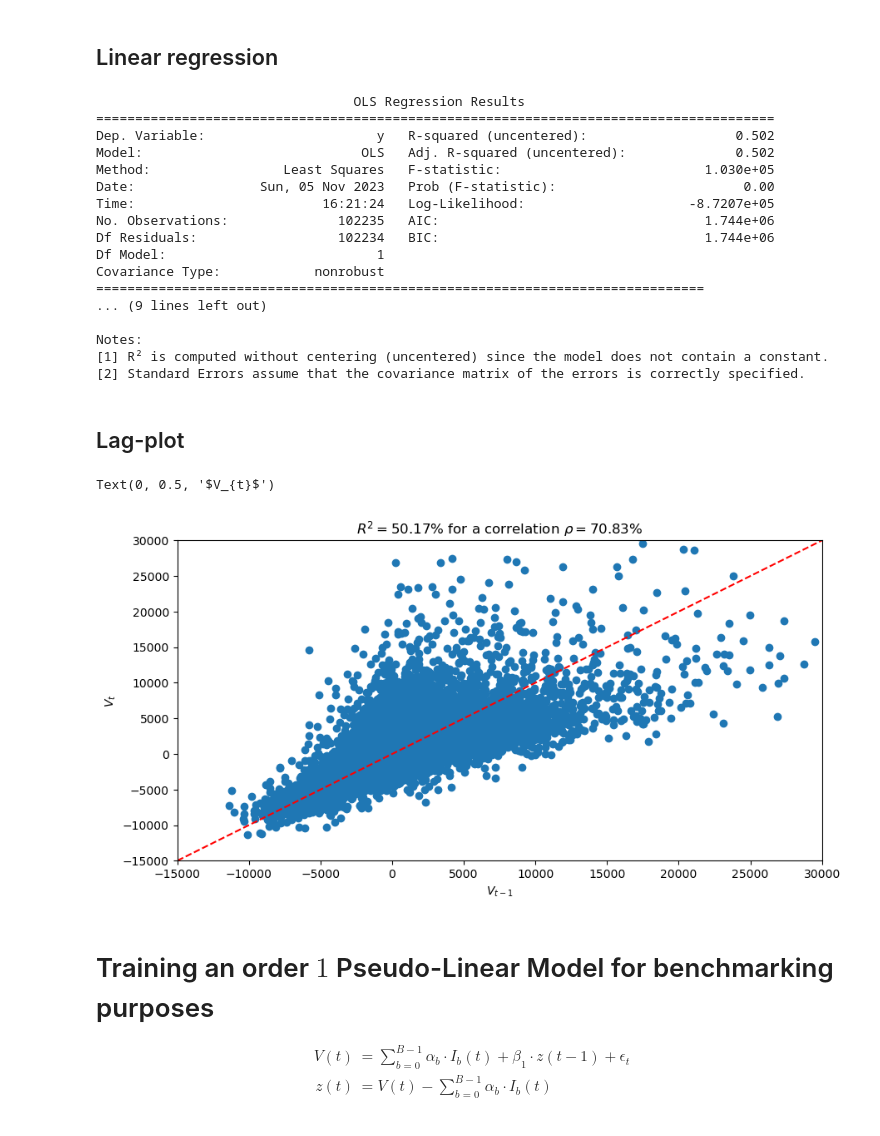
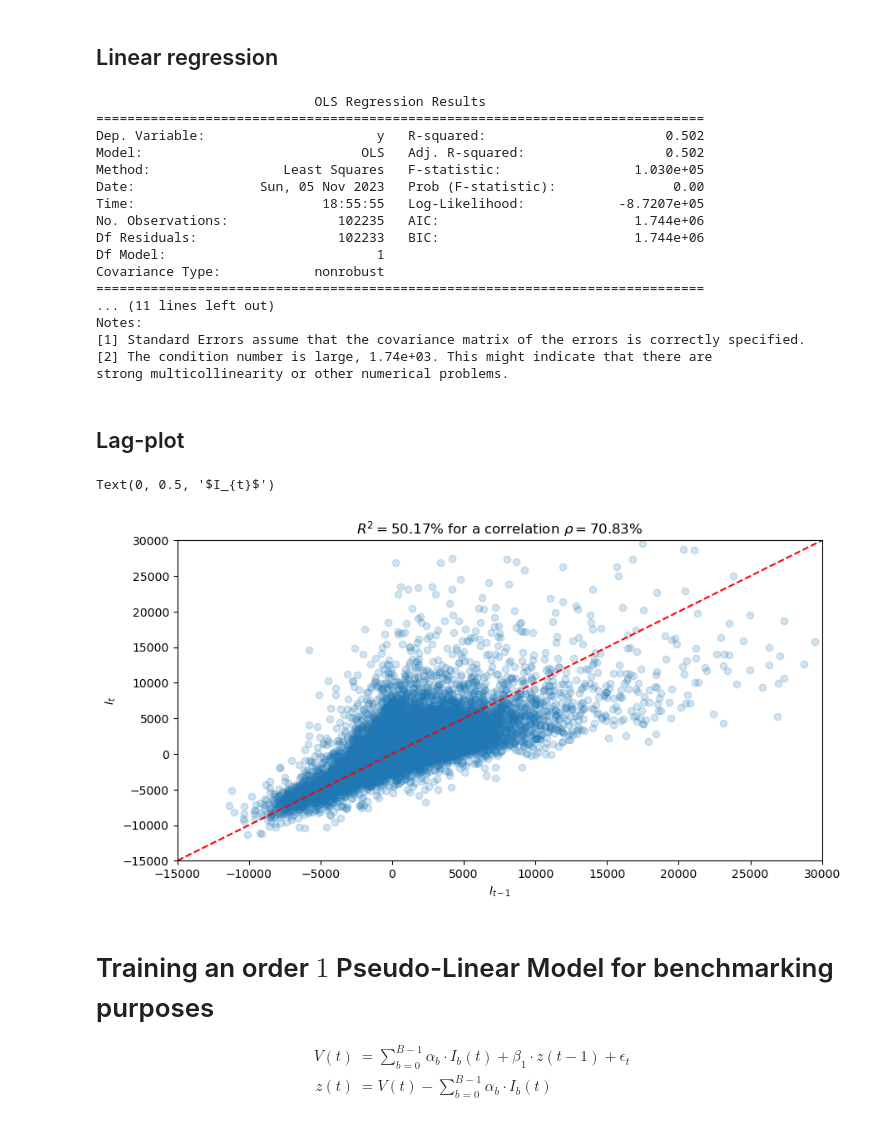
Before and after one commit to Gilt0/liquotaku, a Jupyter notebook: python/LinearRegression.ipynb, the cells around one changed output. Saved outputs shown, nothing was run; the diff lists cells and outputs as text; code cells hidden in the pictures.

```diff
--- a/python/LinearRegression.ipynb
+++ b/python/LinearRegression.ipynb
@@ -96,42 +94,43 @@ y = y[~np.isnan(x)]
 x = x[~np.isnan(x)]
 x = x[~np.isnan(y)]
 y = y[~np.isnan(y)]
+x = sm.add_constant(x)
 model = sm.OLS(y, x).fit()
 print(model.summary())
 # %% [output]
-                                 OLS Regression Results
-=======================================================================================
-Dep. Variable:                      y   R-squared (uncentered):                   0.502
-Model:                            OLS   Adj. R-squared (uncentered):              0.502
-Method:                 Least Squares   F-statistic:                          1.030e+05
-Date:                Sun, 05 Nov 2023   Prob (F-statistic):                        0.00
-Time:                        16:21:24   Log-Likelihood:                     -8.7207e+05
-No. Observations:              102235   AIC:                                  1.744e+06
-Df Residuals:                  102234   BIC:                                  1.744e+06
+                            OLS Regression Results
+==============================================================================
+Dep. Variable:                      y   R-squared:                       0.502
+Model:                            OLS   Adj. R-squared:                  0.502
+Method:                 Least Squares   F-statistic:                 1.030e+05
+Date:                Sun, 05 Nov 2023   Prob (F-statistic):               0.00
+Time:                        18:55:55   Log-Likelihood:            -8.7207e+05
+No. Observations:              102235   AIC:                         1.744e+06
+Df Residuals:                  102233   BIC:                         1.744e+06
 Df Model:                           1
 Covariance Type:            nonrobust
 ==============================================================================
-... (9 lines left out)
-
+... (11 lines left out)
 Notes:
-[1] R² is computed without centering (uncentered) since the model does not contain a constant.
-[2] Standard Errors assume that the covariance matrix of the errors is correctly specified.
+[1] Standard Errors assume that the covariance matrix of the errors is correctly specified.
+[2] The condition number is large, 1.74e+03. This might indicate that there are
+strong multicollinearity or other numerical problems.
 # %% [markdown]
 ## Lag-plot
 # %%
 R2 = int(10000*model.rsquared)/100
 corr = int(10000*np.sqrt(R2/100))/100
 plt.figure(figsize=(10, 5))
 plt.xlim([-15000, 30000])
 plt.ylim([-15000, 30000])
-plt.plot(x, y, 'o')
+plt.plot(x, y, 'o', alpha=.2)
 plt.plot([- x.max(), x.max()], [- x.max(), x.max()], 'r--')
 plt.title(r'$R^2 =$' + str(R2) + r'% for ' + r'a correlation $\rho =$' + str(corr) + r'%')
-plt.xlabel(r'$V_{t - 1}$')
-plt.ylabel(r'$V_{t}$')
+plt.xlabel(r'$I_{t - 1}$')
+plt.ylabel(r'$I_{t}$')
 # %% [output]
-Text(0, 0.5, '$V_{t}$')
+Text(0, 0.5, '$I_{t}$')
-[figure, old version]
+[figure, new version]
 # %% [markdown]
 # Training an order $1$ Pseudo-Linear Model for benchmarking purposes
 
```
Also changed, not shown: parts of 8 cells of this notebook, 1 other file.
